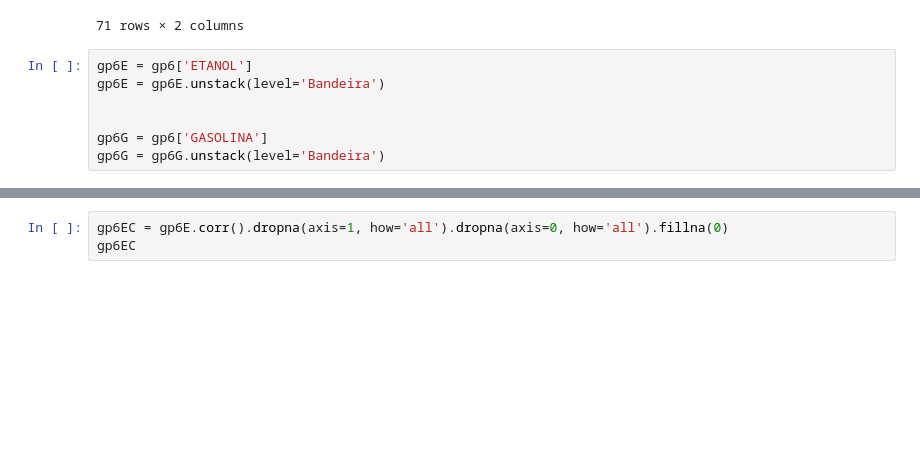
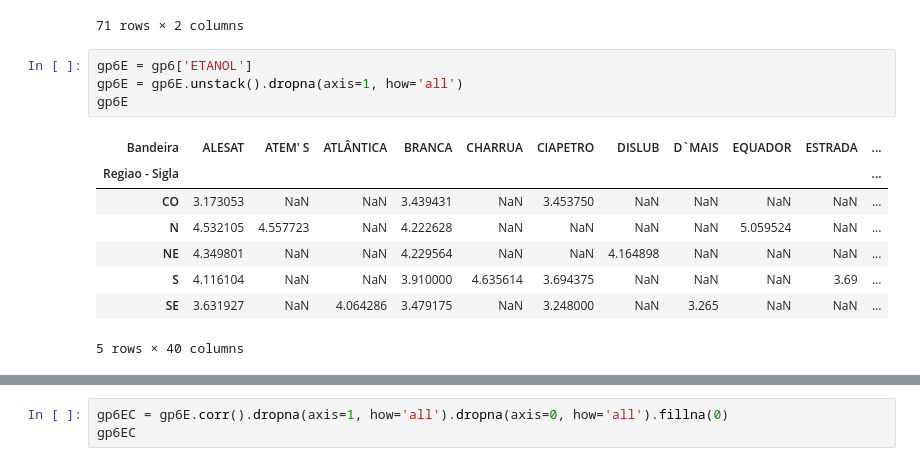
Before and after one commit to arthurlorran1/Projeto-4, a Jupyter notebook: notebook.ipynb, the cells around one changed output, grey strips where cells are left out. Drawn from its saved outputs; the diff is of its cells as text; blank space fills up the shorter version.

```diff
--- a/notebook.ipynb
+++ b/notebook.ipynb
@@ -551,10 +551,16 @@ gp6
 |  | TOTALENERGIES | 3.575410 | 5.551967 |
 |  | VIBRA | 3.710877 | 5.695064 |
 71 rows × 2 columns
-# %%
-gp6E = gp6['ETANOL']
-gp6E = gp6E.unstack(level='Bandeira')
-
-
-gp6G = gp6['GASOLINA']
-gp6G = gp6G.unstack(level='Bandeira')
+# %%
+gp6E = gp6['ETANOL']
+gp6E = gp6E.unstack().dropna(axis=1, how='all')
+gp6E
+# %% [output]
+| Bandeira | ALESAT | ATEM' S | ATLÂNTICA | BRANCA | CHARRUA | CIAPETRO | DISLUB | D`MAIS | EQUADOR | ESTRADA | ... |
+| Regiao - Sigla |  |  |  |  |  |  |  |  |  |  | ... |
+| CO | 3.173053 | NaN | NaN | 3.439431 | NaN | 3.453750 | NaN | NaN | NaN | NaN | ... |
+| N | 4.532105 | 4.557723 | NaN | 4.222628 | NaN | NaN | NaN | NaN | 5.059524 | NaN | ... |
+| NE | 4.349801 | NaN | NaN | 4.229564 | NaN | NaN | 4.164898 | NaN | NaN | NaN | ... |
+| S | 4.116104 | NaN | NaN | 3.910000 | 4.635614 | 3.694375 | NaN | NaN | NaN | 3.69 | ... |
+| SE | 3.631927 | NaN | 4.064286 | 3.479175 | NaN | 3.248000 | NaN | 3.265 | NaN | NaN | ... |
+5 rows × 40 columns
```
Also changed, not shown: parts of 9 cells of this notebook, 13 other files.
